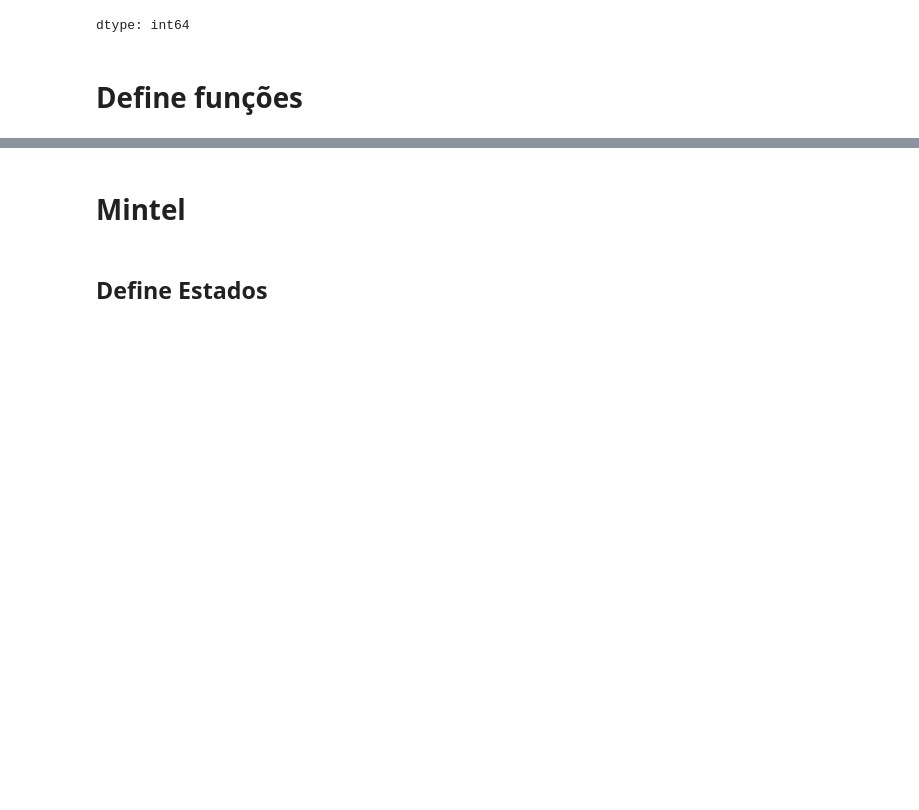
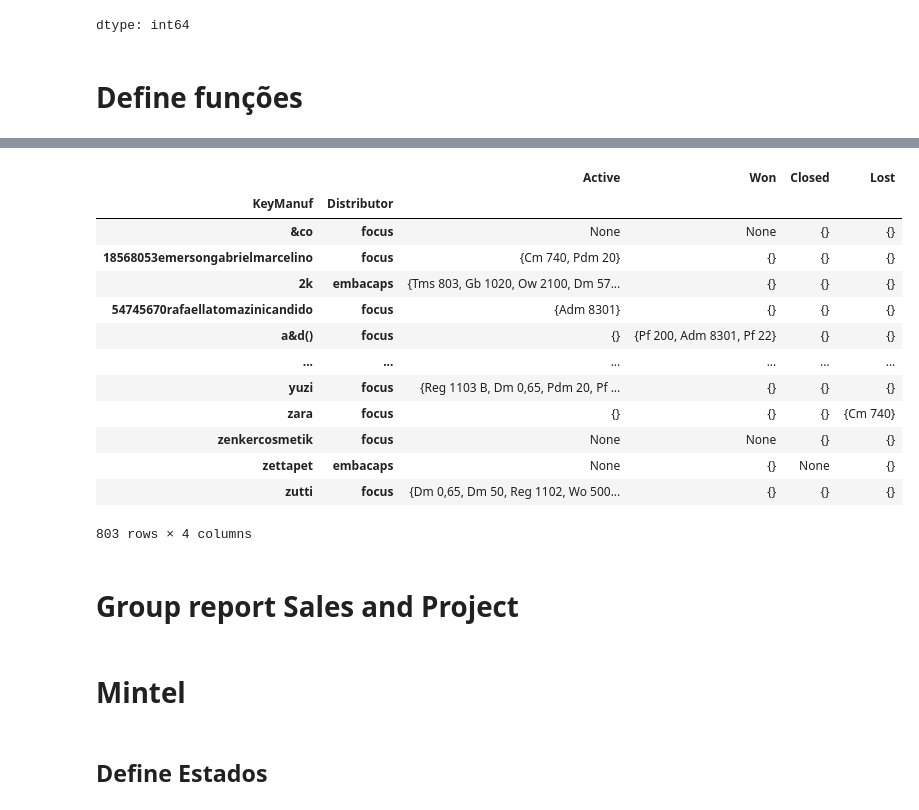
Before and after one commit to GimenesPaula/GimenesPaula, a Jupyter notebook: Projeto 1.ipynb, the cells around one changed output, grey strips where cells are left out. Drawn from its saved outputs; the diff is of its cells as text; code cells hidden in the pictures; blank space fills up the shorter version.

```diff
--- a/Projeto 1.ipynb
+++ b/Projeto 1.ipynb
@@ -245,0 +272,4 @@ def formatar_material(coluna):
+# %%
+df_proj['Status'] = df_proj['Status'].str.lower().map(dict_status)
+#Exibe a quantidade de casos únicos
+df_proj['Status'].value_counts(dropna=False)
@@ -245,0 +284,7 @@ def formatar_material(coluna):
+# %%
+#agrupo todos os produtos em projeto em uma lista, por cliente
+df_proj_a = df_proj.groupby(['KeyManuf','Distributor','Status']).agg({'Material':lambda x:list(set(x))}).reset_index()
+# %%
+#Seta lista acima iterável, e modifica nome de coluna
+df_proj_a['Material'] = df_proj_a['Material'].apply(set)
+df_proj_a.rename(columns={'Material': 'Project'}, inplace=True)
@@ -245,0 +293,21 @@ def formatar_material(coluna):
+# %%
+df_proj_unic = df_proj_a.groupby(['KeyManuf', 'Distributor'])[['Active', 'Won','Closed', 'Lost']].apply(to_set)
+# %%
+df_proj_unic
+# %% [output]
+|  |  | Active | Won | Closed | Lost |
+| KeyManuf | Distributor |  |  |  |  |
+| &co | focus | None | None | {} | {} |
+| 18568053emersongabrielmarcelino | focus | {Cm 740, Pdm 20} | {} | {} | {} |
+| 2k | embacaps | {Tms 803, Gb 1020, Ow 2100, Dm 57... | {} | {} | {} |
+| 54745670rafaellatomazinicandido | focus | {Adm 8301} | {} | {} | {} |
+| a&d() | focus | {} | {Pf 200, Adm 8301, Pf 22} | {} | {} |
+| ... | ... | ... | ... | ... | ... |
+| yuzi | focus | {Reg 1103 B, Dm 0,65, Pdm 20, Pf ... | {} | {} | {} |
+| zara | focus | {} | {} | {} | {Cm 740} |
+| zenkercosmetik | focus | None | None | {} | {} |
+| zettapet | embacaps | None | {} | None | {} |
+| zutti | focus | {Dm 0,65, Dm 50, Reg 1102, Wo 500... | {} | {} | {} |
+803 rows × 4 columns
+# %% [markdown]
+# Group report Sales and Project
```
Also changed, not shown: parts of 51 cells of this notebook.
